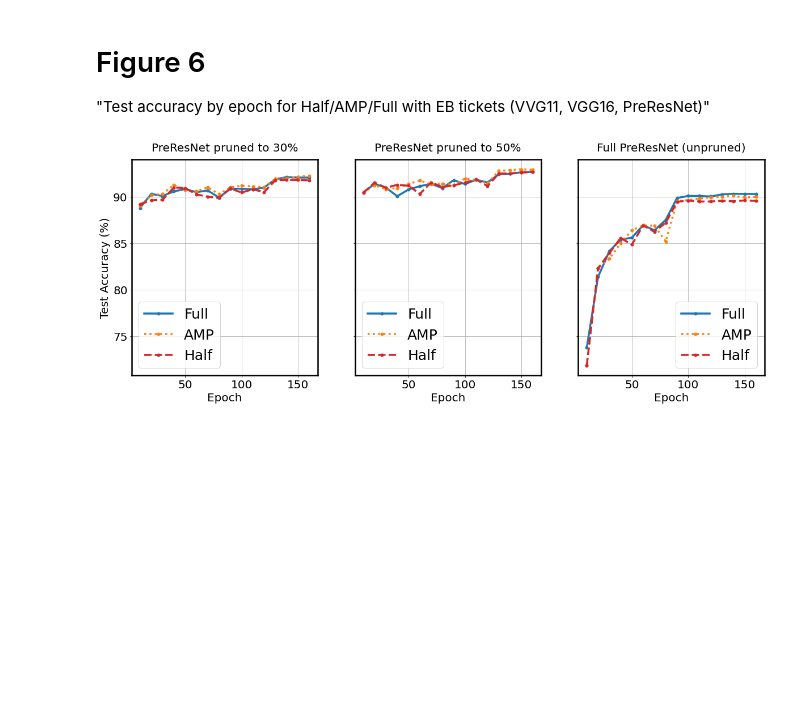
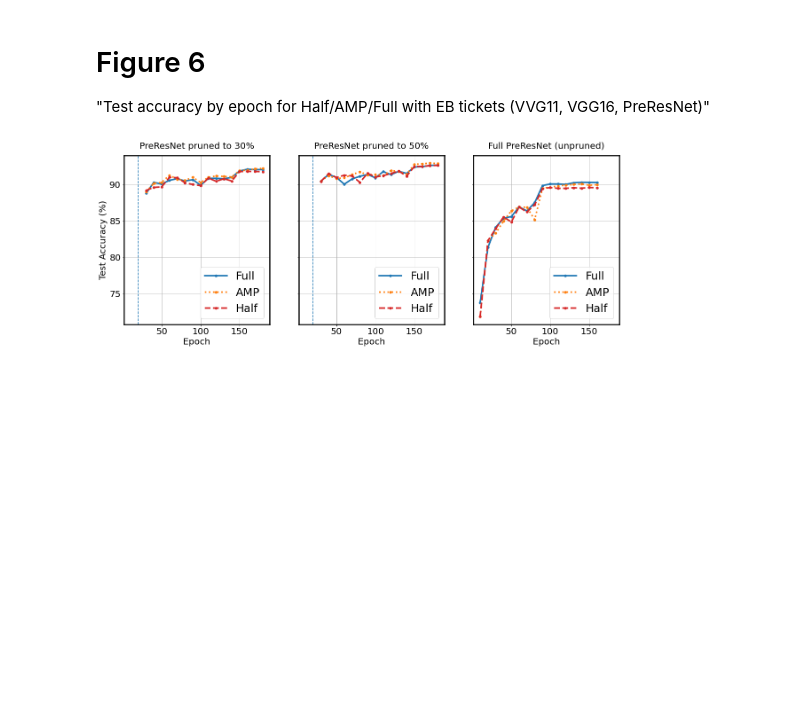
Before and after one commit to kamikazekartik/cs744_assignments, a Jupyter notebook: project/plot_figures.ipynb, the cells around one changed output. Saved outputs shown, nothing was run; the diff lists cells and outputs as text; code cells hidden in the pictures; blank space fills up the shorter version.

```diff
--- a/project/plot_figures.ipynb
+++ b/project/plot_figures.ipynb
@@ -606,6 +606,8 @@ for file in files:
   df = df.iloc[1:] # delete the first (re-training) row (epoch 0)
   for i, row in df.iterrows():
     epoch = int(row[1])
+    if prune!='full':
+      epoch += 20
     training_loss = float(row[2])
     test_acc = float(row[3])
     epoch_train_time = float(row[4])
@@ -626,31 +628,38 @@ df_100 = df[(df['prune']=="full") & (df['test_acc']!=-1)]
 df_100 = df_100.pivot(index='epoch', columns='precision', values='test_acc')
 df_100 = df_100[orders]
 fig, axes = plt.subplots(nrows=1, ncols=3, sharex=True, sharey=True, figsize=(20,7))
 colors = dict(mcolors.BASE_COLORS, **mcolors.CSS4_COLORS)
 # Sort colors by hue, saturation, value and name.
 by_hsv = sorted((tuple(mcolors.rgb_to_hsv(mcolors.to_rgba(color)[:3])), name)
                 for name, color in colors.items())
 rc('axes', linewidth=2.5)
 matplotlib.rcParams['pdf.fonttype'] = 42
 matplotlib.rcParams['ps.fonttype'] = 42
 matplotlib.rc('xtick', labelsize=20)
 matplotlib.rc('ytick', labelsize=20)
 colors = ['C0', 'C1', 'C3']
 df_30.plot(ax=axes[0], style=styles, color=colors, grid=True, marker=".", linewidth=3.5, markersize=10, markevery=1)
 df_50.plot(ax=axes[1], style=styles, color=colors, grid=True, marker=".", linewidth=3.5, markersize=10, markevery=1)
 df_100.plot(ax=axes[2], style=styles, color=colors, grid=True, marker=".", linewidth=3.5, markersize=10, markevery=1)
 legend_properties = {'size':25}
 axes[0].legend(prop=legend_properties)
 axes[1].legend(prop=legend_properties)
 axes[2].legend(prop=legend_properties)
 axes[0].set_title('PreResNet pruned to 30%', pad=15, size=20)
 axes[1].set_title('PreResNet pruned to 50%', pad=15, size=20)
 axes[2].set_title('Full PreResNet (unpruned)', pad=15, size=20)
 axes[0].set_xlabel("Epoch", size=20)
 axes[1].set_xlabel("Epoch", size=20)
 axes[2].set_xlabel("Epoch", size=20)
 axes[0].set_ylabel("Test Accuracy (%)", size=20)
+
+axes[0].axvline(x=20, linestyle="--")
+axes[0].annotate('20 epochs to find EB ticket', xy=(50, 50),
+            xytext=(-5, 20),
+            )
+axes[1].axvline(x=20, linestyle="--")
+
 #plt.ylim(0, 100)
 plt.show()
 # %% [output]
-[figure, old version]
+[figure, new version]
```
